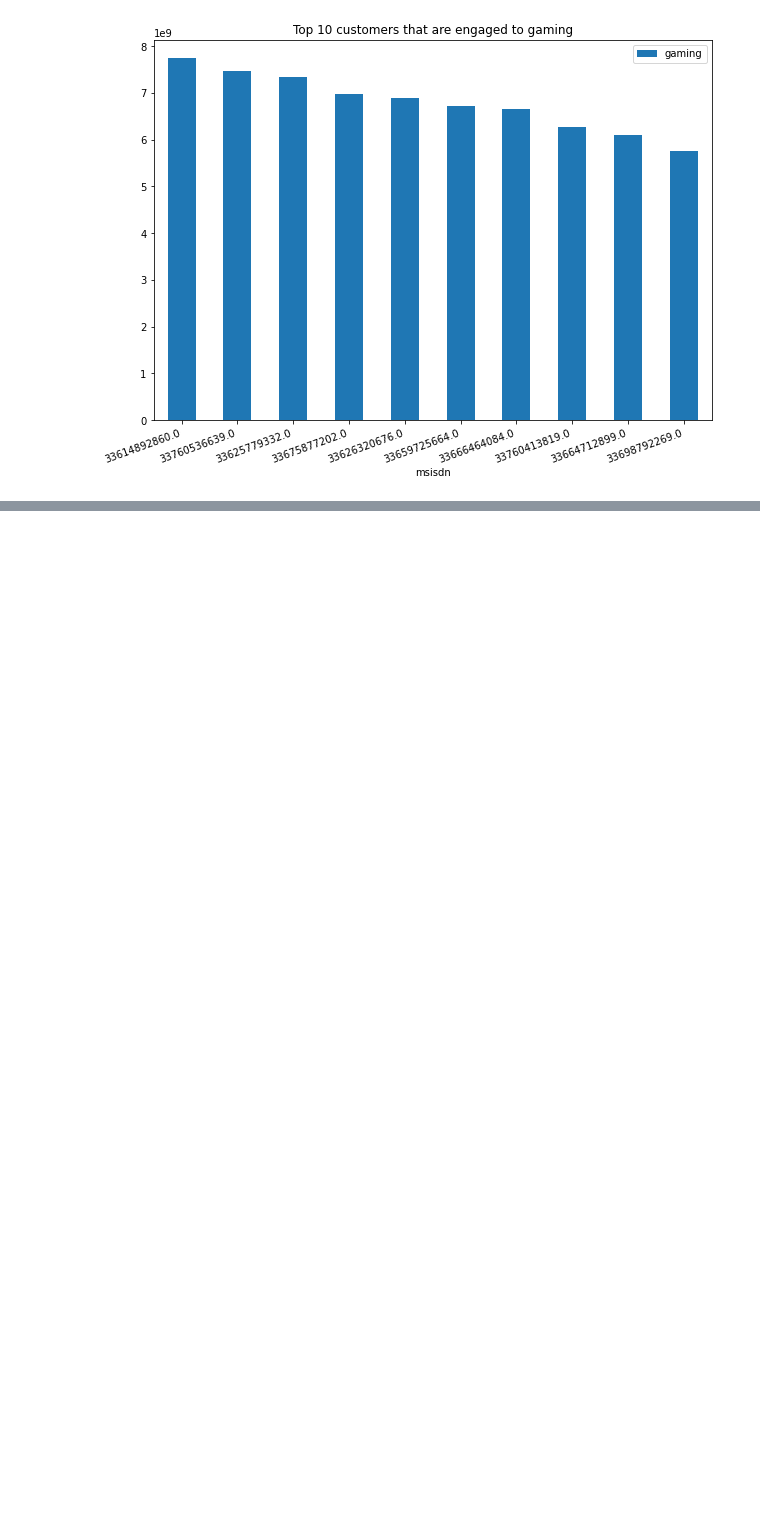
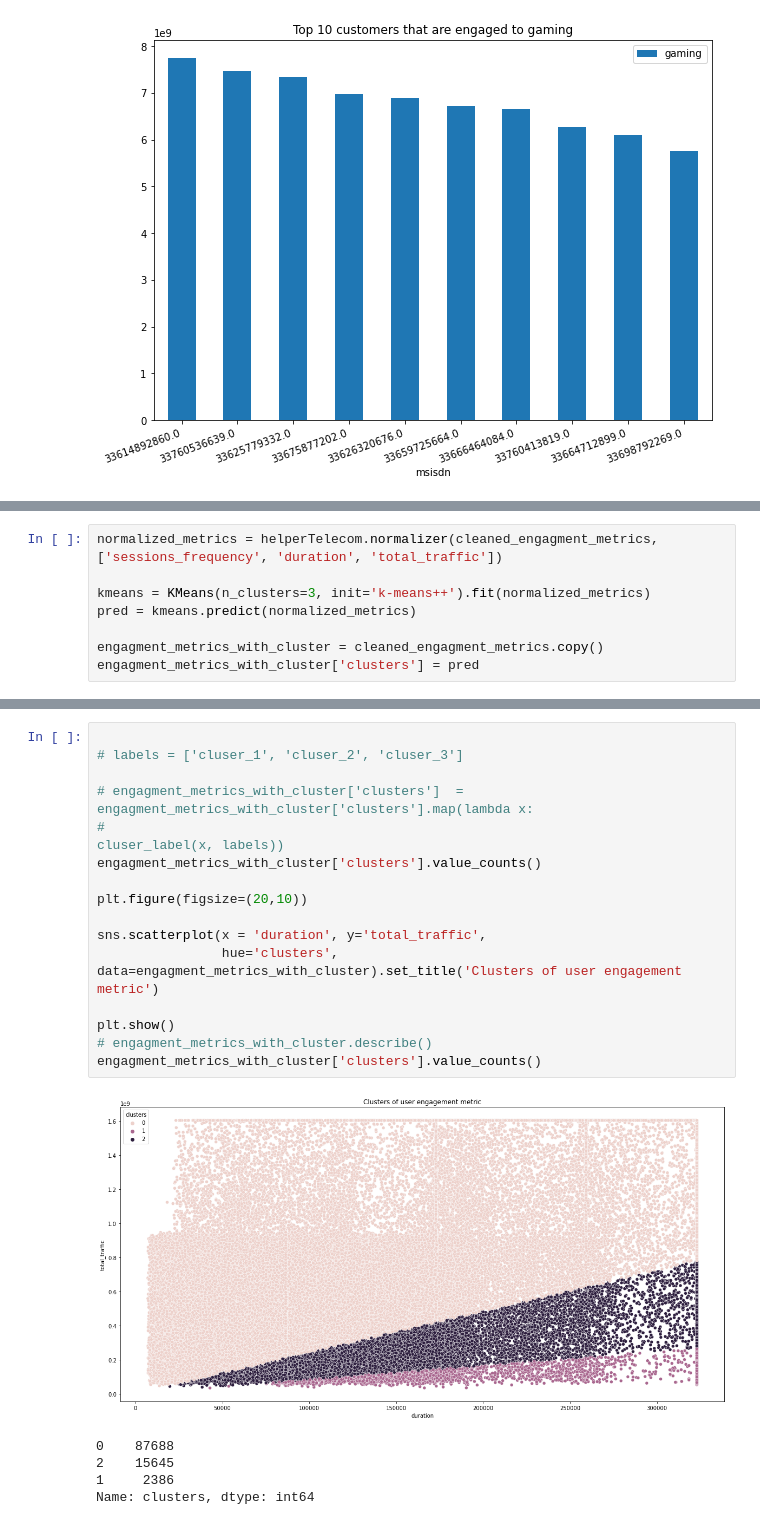
Before and after one commit to Bina-man/Telecom-Data, a Jupyter notebook: notebooks/User Engagement analysis.ipynb, the cells around one changed output, grey strips where cells are left out. Drawn from its saved outputs; the diff is of its cells as text; blank space fills up the shorter version.

Commit message:
Final User Engagement

```diff
--- a/notebooks/User Engagement analysis.ipynb
+++ b/notebooks/User Engagement analysis.ipynb
@@ -229,3 +229,11 @@ pred = kmeans.predict(normalized_metrics)
 
 engagment_metrics_with_cluster = cleaned_engagment_metrics.copy()
 engagment_metrics_with_cluster['clusters'] = pred
+# %%
+normalized_metrics = helperTelecom.normalizer(cleaned_engagment_metrics, ['sessions_frequency', 'duration', 'total_traffic'])
+
+kmeans = KMeans(n_clusters=3, init='k-means++').fit(normalized_metrics)
+pred = kmeans.predict(normalized_metrics)
+
+engagment_metrics_with_cluster = cleaned_engagment_metrics.copy()
+engagment_metrics_with_cluster['clusters'] = pred
@@ -231,0 +248,22 @@ engagment_metrics_with_cluster['clusters'] = pred
+# %%
+
+# labels = ['cluser_1', 'cluser_2', 'cluser_3']
+
+# engagment_metrics_with_cluster['clusters']  = engagment_metrics_with_cluster['clusters'].map(lambda x:
+#                                                                                              cluser_label(x, labels))
+engagment_metrics_with_cluster['clusters'].value_counts()
+
+plt.figure(figsize=(20,10))
+
+sns.scatterplot(x = 'duration', y='total_traffic',
+                hue='clusters', data=engagment_metrics_with_cluster).set_title('Clusters of user engagement metric')
+
+plt.show()
+# engagment_metrics_with_cluster.describe()
+engagment_metrics_with_cluster['clusters'].value_counts()
+# %% [output]
+[figure, added]
+0    87688
+2    15645
+1     2386
+Name: clusters, dtype: int64
```
Also changed, not shown: parts of 8 cells of this notebook, 1 other file.
